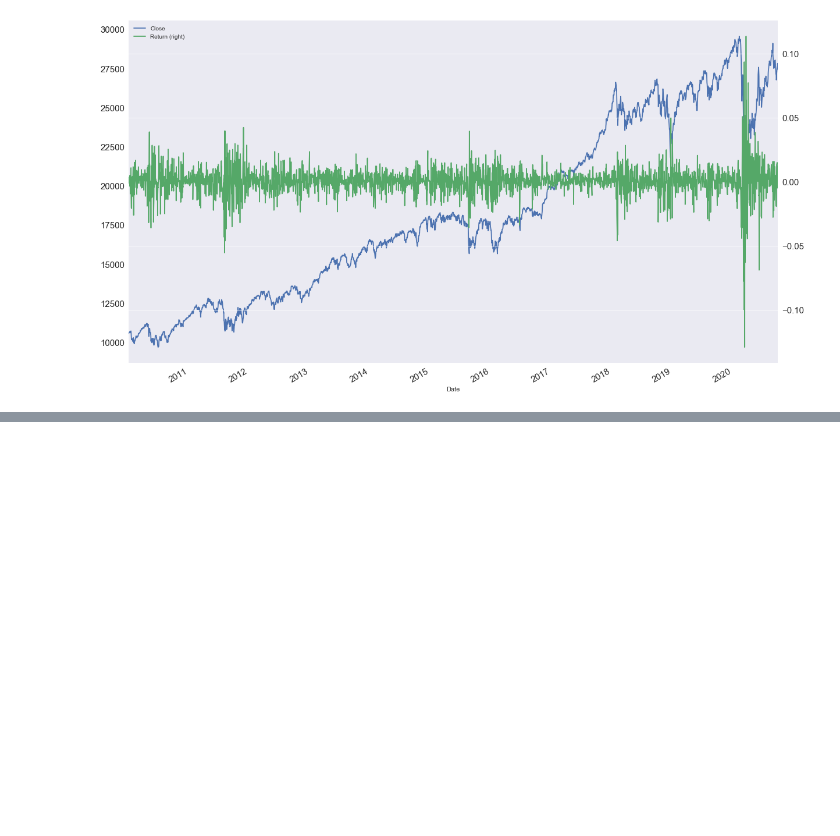
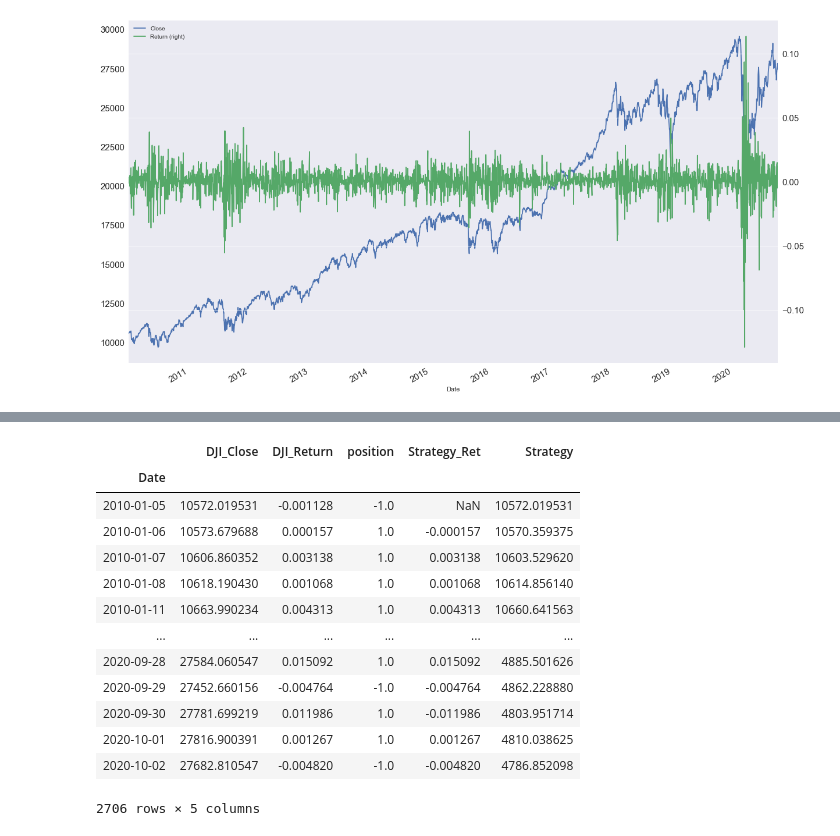
Before and after one commit to Dantarshi/DJI--Trading-Strategies-, a Jupyter notebook: DJI Strategy.ipynb, the cells around one changed output, grey strips where cells are left out. Cells and saved outputs as stored; diff of their text form; code cells hidden in the pictures; blank space fills up the shorter version.

```diff
--- a/DJI Strategy.ipynb
+++ b/DJI Strategy.ipynb
@@ -488,0 +564,20 @@ plt.show()
+# %%
+# Adding a cumulative product
+df_dji.Strategy_Ret.add(1, fill_value = 0).cumprod()
+df_dji["Strategy"] = df_dji.Strategy_Ret.add(1, fill_value = 0).cumprod()*df_dji.iloc[0,0]
+df_dji
+# %% [output]
+|  | DJI_Close | DJI_Return | position | Strategy_Ret | Strategy |
+| Date |  |  |  |  |  |
+| 2010-01-05 | 10572.019531 | -0.001128 | -1.0 | NaN | 10572.019531 |
+| 2010-01-06 | 10573.679688 | 0.000157 | 1.0 | -0.000157 | 10570.359375 |
+| 2010-01-07 | 10606.860352 | 0.003138 | 1.0 | 0.003138 | 10603.529620 |
+| 2010-01-08 | 10618.190430 | 0.001068 | 1.0 | 0.001068 | 10614.856140 |
+| 2010-01-11 | 10663.990234 | 0.004313 | 1.0 | 0.004313 | 10660.641563 |
+| ... | ... | ... | ... | ... | ... |
+| 2020-09-28 | 27584.060547 | 0.015092 | 1.0 | 0.015092 | 4885.501626 |
+| 2020-09-29 | 27452.660156 | -0.004764 | -1.0 | -0.004764 | 4862.228880 |
+| 2020-09-30 | 27781.699219 | 0.011986 | 1.0 | -0.011986 | 4803.951714 |
+| 2020-10-01 | 27816.900391 | 0.001267 | 1.0 | 0.001267 | 4810.038625 |
+| 2020-10-02 | 27682.810547 | -0.004820 | -1.0 | -0.004820 | 4786.852098 |
+2706 rows × 5 columns
```
Also changed, not shown: parts of 20 cells of this notebook.
